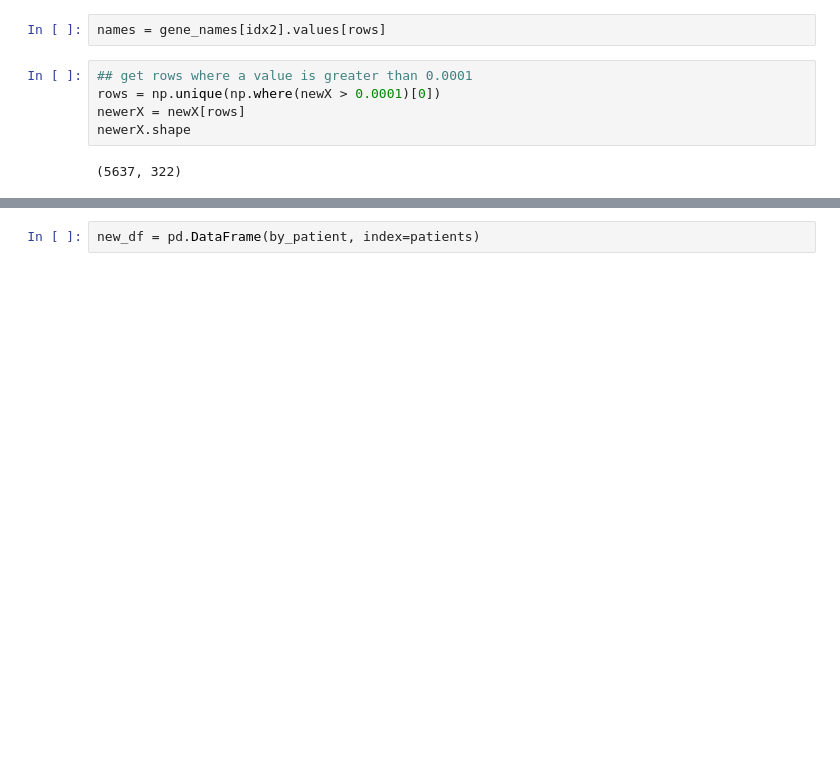
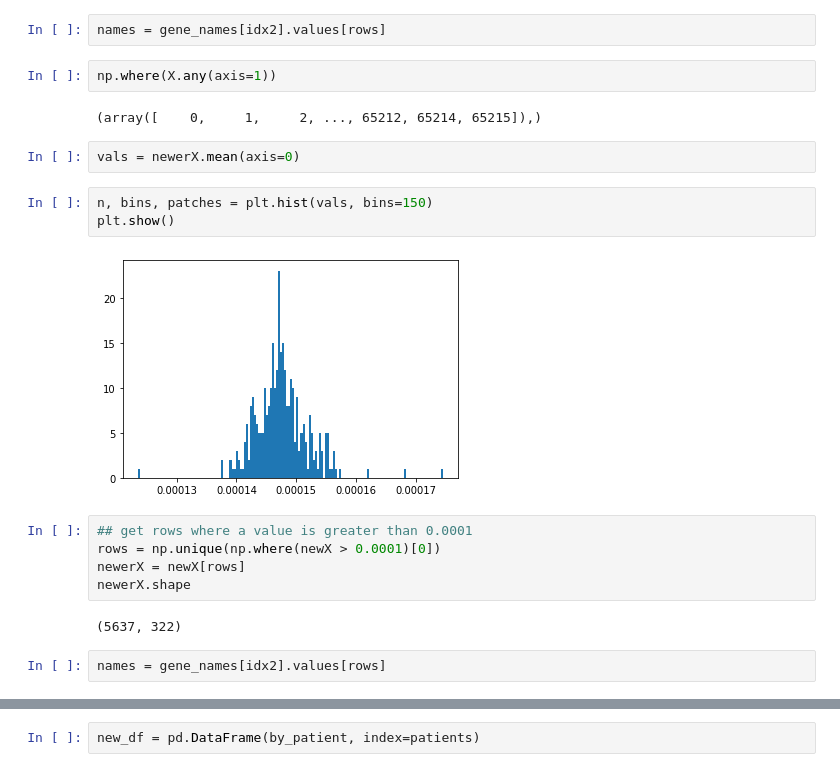
Before and after one commit to mkamineni/6.802Final, a Jupyter notebook: dimensionality_reduction.ipynb, the cells around one changed output, grey strips where cells are left out. Saved outputs shown, nothing was run; the diff lists cells and outputs as text; blank space fills up the shorter version.

```diff
--- a/dimensionality_reduction.ipynb
+++ b/dimensionality_reduction.ipynb
@@ -92,6 +132,17 @@ newX.shape
 (54914, 322)
 # %%
 names = gene_names[idx2].values[rows]
+# %%
+np.where(X.any(axis=1))
+# %% [output]
+(array([    0,     1,     2, ..., 65212, 65214, 65215]),)
+# %%
+vals = newerX.mean(axis=0)
+# %%
+n, bins, patches = plt.hist(vals, bins=150)
+plt.show()
+# %% [output]
+[figure, added]
 # %%
 ## get rows where a value is greater than 0.0001
 rows = np.unique(np.where(newX > 0.0001)[0])
@@ -99,3 +150,5 @@ newerX = newX[rows]
 newerX.shape
 # %% [output]
 (5637, 322)
+# %%
+names = gene_names[idx2].values[rows]
```
Also changed, not shown: parts of 15 cells of this notebook, 2 other files.
